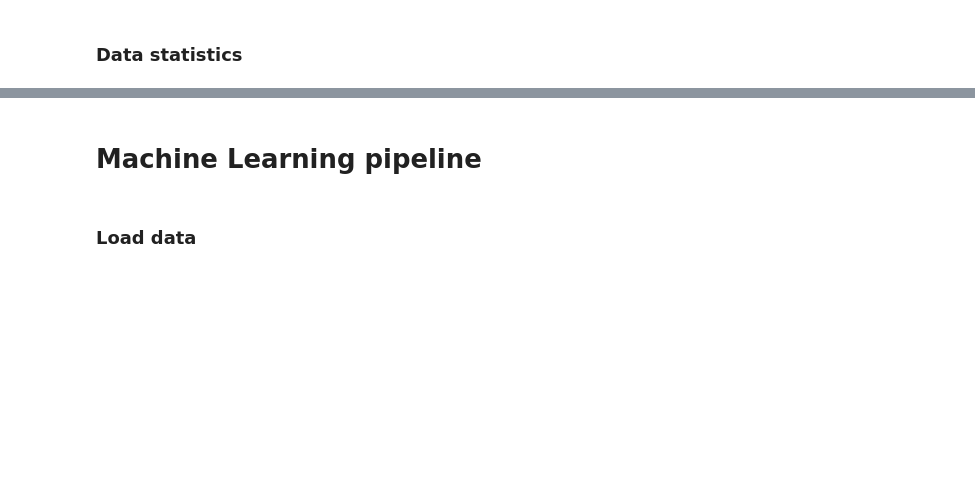
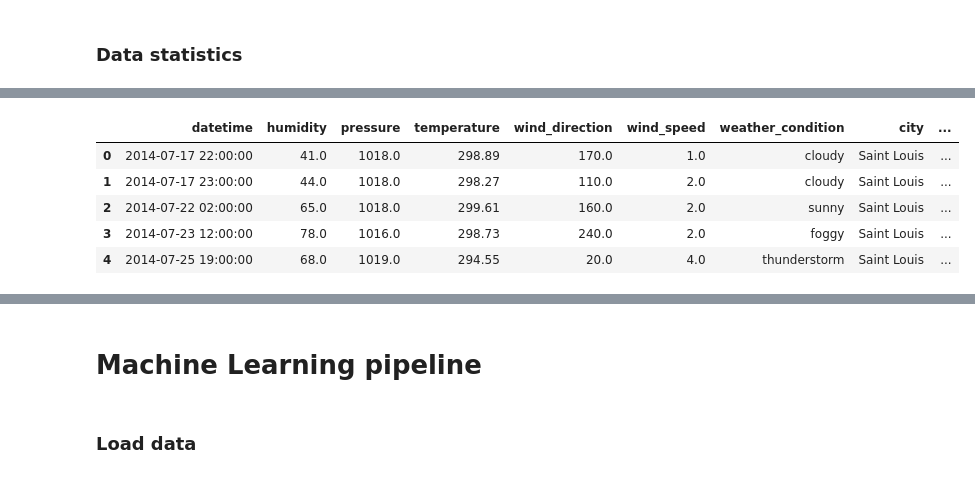
Before and after one commit to khanhdq109/Big-Data-for-Weather-Forecasting, a Jupyter notebook: pipeline.ipynb, the cells around one changed output, grey strips where cells are left out. Drawn from its saved outputs; the diff is of its cells as text; code cells hidden in the pictures; blank space fills up the shorter version.

```diff
--- a/pipeline.ipynb
+++ b/pipeline.ipynb
@@ -31,0 +64,9 @@ AGGREGATED_DATASET_PATH = 'datasets/historical-hourly-weather-dataset/aggregated
+# %%
+data.head()
+# %% [output]
+|  | datetime | humidity | pressure | temperature | wind_direction | wind_speed | weather_condition | city | ... |
+| 0 | 2014-07-17 22:00:00 | 41.0 | 1018.0 | 298.89 | 170.0 | 1.0 | cloudy | Saint Louis | ... |
+| 1 | 2014-07-17 23:00:00 | 44.0 | 1018.0 | 298.27 | 110.0 | 2.0 | cloudy | Saint Louis | ... |
+| 2 | 2014-07-22 02:00:00 | 65.0 | 1018.0 | 299.61 | 160.0 | 2.0 | sunny | Saint Louis | ... |
+| 3 | 2014-07-23 12:00:00 | 78.0 | 1016.0 | 298.73 | 240.0 | 2.0 | foggy | Saint Louis | ... |
+| 4 | 2014-07-25 19:00:00 | 68.0 | 1019.0 | 294.55 | 20.0 | 4.0 | thunderstorm | Saint Louis | ... |
```
Also changed, not shown: parts of 23 cells of this notebook, 1 other file.
